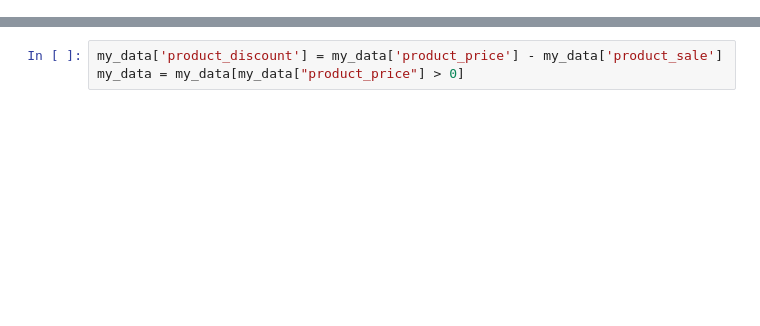
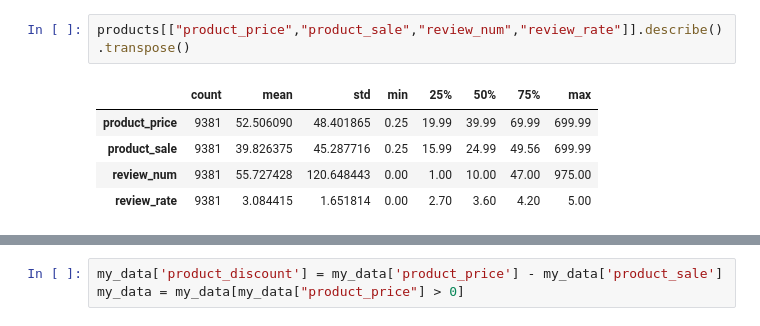
Before and after one commit to paristsai/amazon_review, a Jupyter notebook: analysis/amazon-review.ipynb, the cells around one changed output, grey strips where cells are left out. Drawn from its saved outputs; the diff is of its cells as text; blank space fills up the shorter version.

```diff
--- a/analysis/amazon-review.ipynb
+++ b/analysis/amazon-review.ipynb
@@ -51,0 +63,8 @@ my_data = my_data.apply(cleanPrice, axis=1)
+# %%
+products[["product_price","product_sale","review_num","review_rate"]].describe().transpose()
+# %% [output]
+|  | count | mean | std | min | 25% | 50% | 75% | max |
+| product_price | 9381 | 52.506090 | 48.401865 | 0.25 | 19.99 | 39.99 | 69.99 | 699.99 |
+| product_sale | 9381 | 39.826375 | 45.287716 | 0.25 | 15.99 | 24.99 | 49.56 | 699.99 |
+| review_num | 9381 | 55.727428 | 120.648443 | 0.00 | 1.00 | 10.00 | 47.00 | 975.00 |
+| review_rate | 9381 | 3.084415 | 1.651814 | 0.00 | 2.70 | 3.60 | 4.20 | 5.00 |
```
Also changed, not shown: parts of 21 cells of this notebook.
